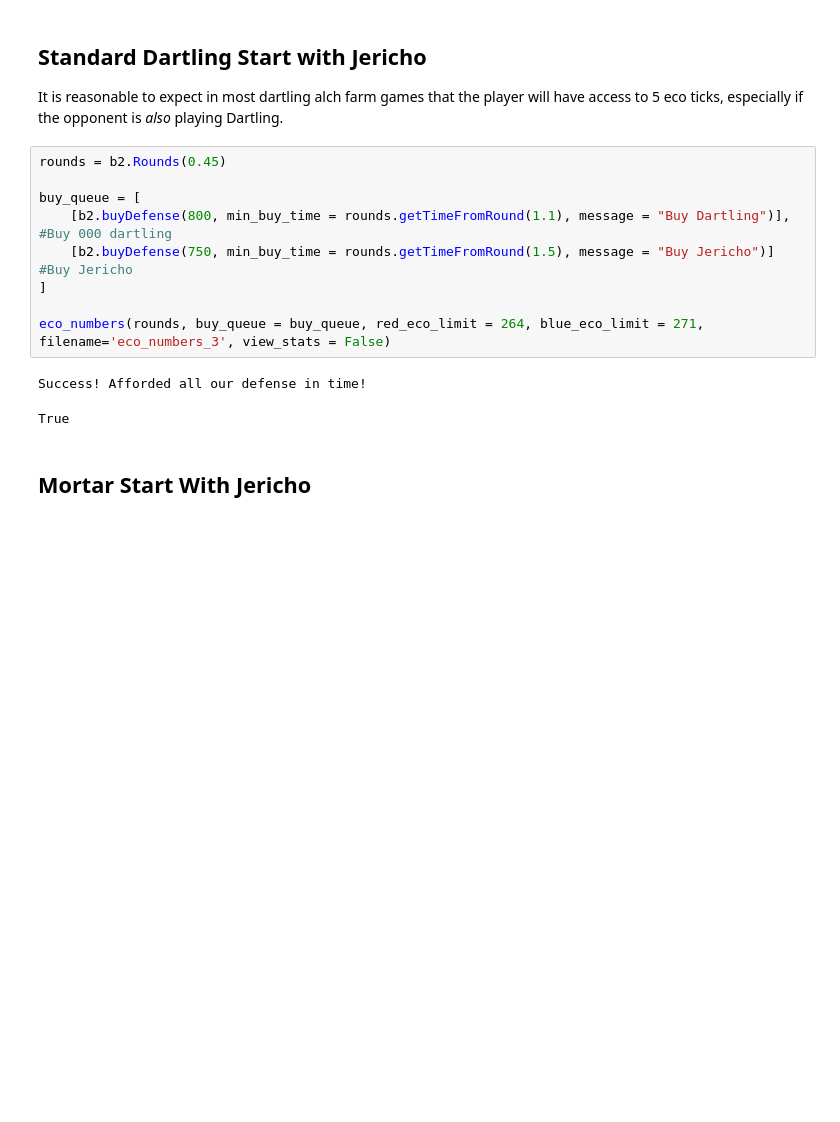
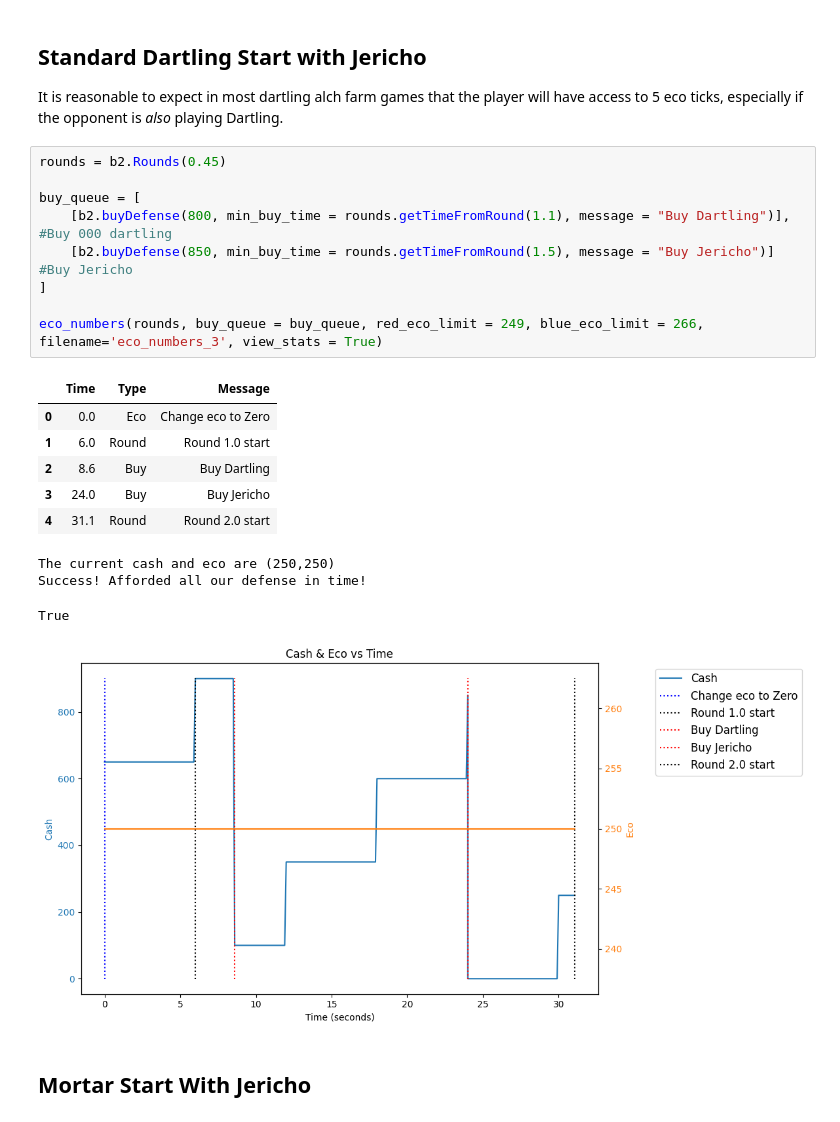
Before and after one commit to redlaserbmBTD/BTDB2_SIMULATOR, a Jupyter notebook: tutorials/3_eco_numbers.ipynb, the cells around one changed output. Saved outputs shown, nothing was run; the diff lists cells and outputs as text; blank space fills up the shorter version.

```diff
--- a/tutorials/3_eco_numbers.ipynb
+++ b/tutorials/3_eco_numbers.ipynb
@@ -114,15 +113,23 @@ It is reasonable to expect in most dartling alch farm games that the player will
 # %%
 rounds = b2.Rounds(0.45)
 
 buy_queue = [
     [b2.buyDefense(800, min_buy_time = rounds.getTimeFromRound(1.1), message = "Buy Dartling")], #Buy 000 dartling
-    [b2.buyDefense(750, min_buy_time = rounds.getTimeFromRound(1.5), message = "Buy Jericho")] #Buy Jericho
+    [b2.buyDefense(850, min_buy_time = rounds.getTimeFromRound(1.5), message = "Buy Jericho")] #Buy Jericho
 ]
 
-eco_numbers(rounds, buy_queue = buy_queue, red_eco_limit = 264, blue_eco_limit = 271, filename='eco_numbers_3', view_stats = False)
+eco_numbers(rounds, buy_queue = buy_queue, red_eco_limit = 249, blue_eco_limit = 266, filename='eco_numbers_3', view_stats = True)
 # %% [output]
+|  | Time | Type | Message |
+| 0 | 0.0 | Eco | Change eco to Zero |
+| 1 | 6.0 | Round | Round 1.0 start |
+| 2 | 8.6 | Buy | Buy Dartling |
+| 3 | 24.0 | Buy | Buy Jericho |
+| 4 | 31.1 | Round | Round 2.0 start |
+The current cash and eco are (250,250)
 Success! Afforded all our defense in time!
 True
+[figure, added]
 # %% [markdown]
 ## Mortar Start With Jericho
 # %%
```
Also changed, not shown: parts of 4 cells of this notebook, 17 other files.
